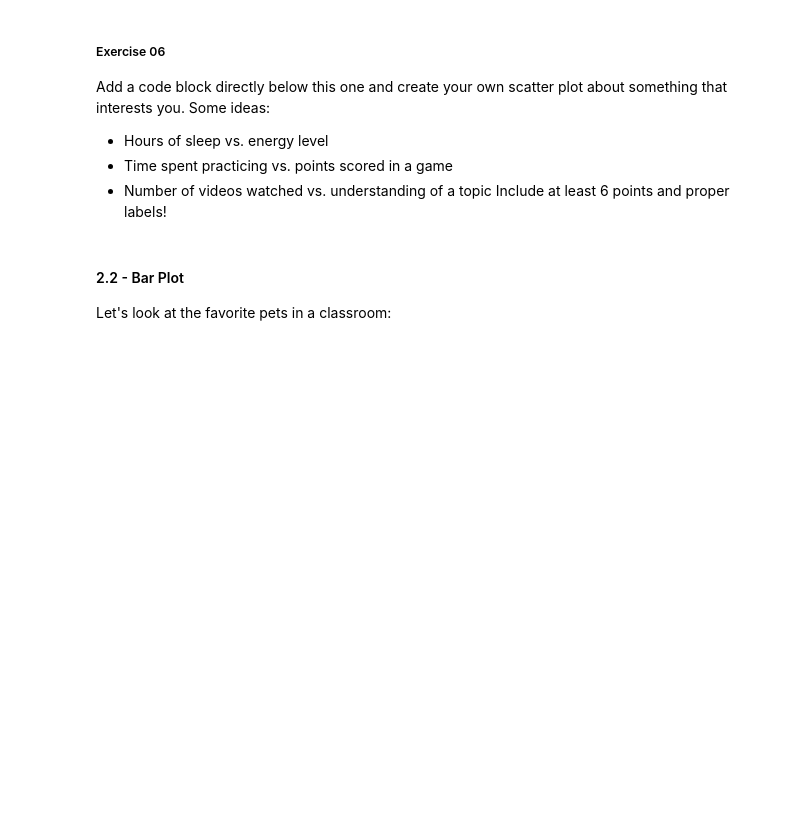
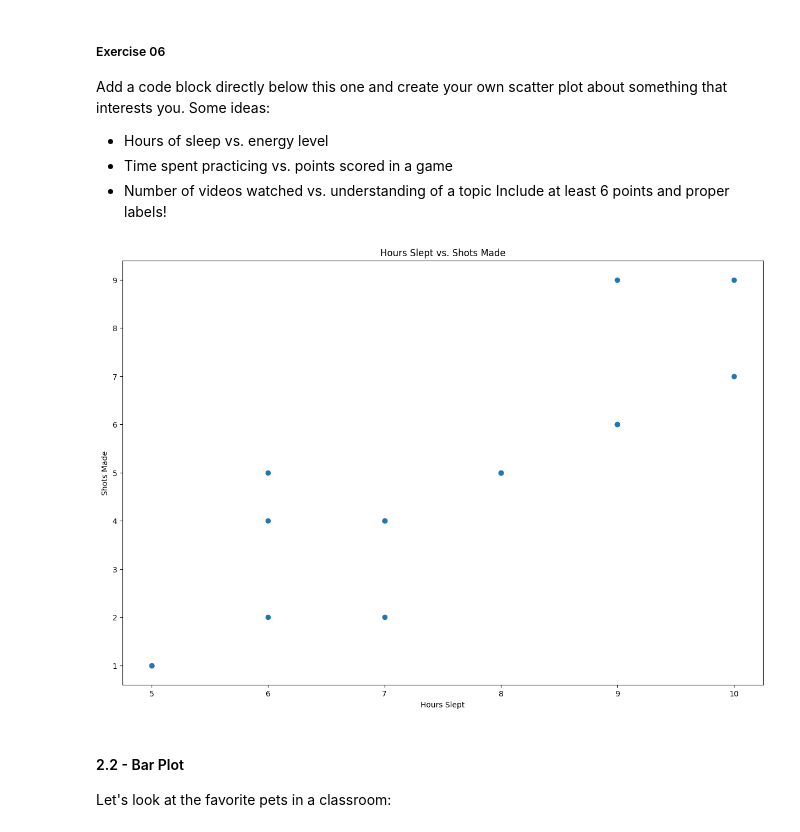
Before and after one commit to fc2078/unit-3-data-science, a Jupyter notebook: 00_intro.ipynb, the cells around one changed output. Cells and saved outputs as stored; diff of their text form; code cells hidden in the pictures; blank space fills up the shorter version.

```diff
--- a/00_intro.ipynb
+++ b/00_intro.ipynb
@@ -330,6 +330,18 @@ Add a code block directly below this one and create your own scatter plot about
 - Time spent practicing vs. points scored in a game
 - Number of videos watched vs. understanding of a topic
 Include at least 6 points and proper labels!
+# %%
+sleep_hours = [5, 5, 6, 6, 6, 7, 7, 7, 8, 8, 9, 9, 9, 10, 10]
+shots_made = [1, 1, 2, 4, 5, 2, 4, 4, 5, 5, 6, 6, 9, 7, 9]
+
+plt.figure(figsize=(15, 10))
+plt.scatter(sleep_hours, shots_made)
+plt.title('Hours Slept vs. Shots Made')
+plt.xlabel('Hours Slept')
+plt.ylabel('Shots Made')
+plt.show()
+# %% [output]
+[figure, added]
 # %% [markdown]
 #### 2.2 - Bar Plot
 Let's look at the favorite pets in a classroom:
```
Also changed, not shown: parts of 7 cells of this notebook, 2 other files.
